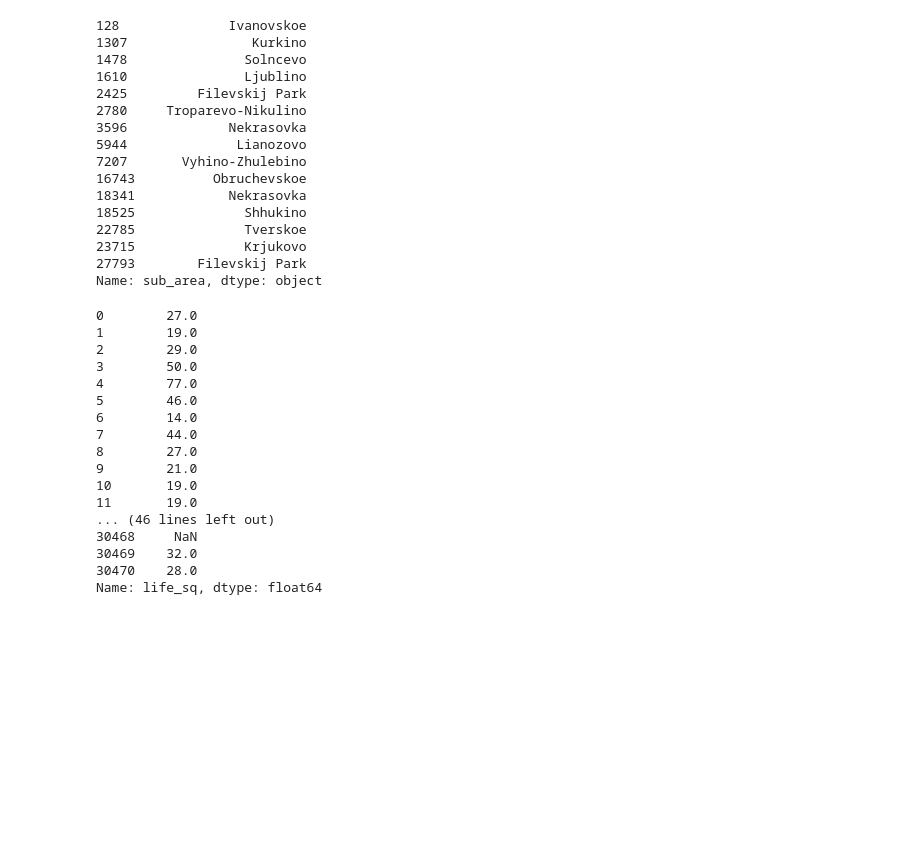
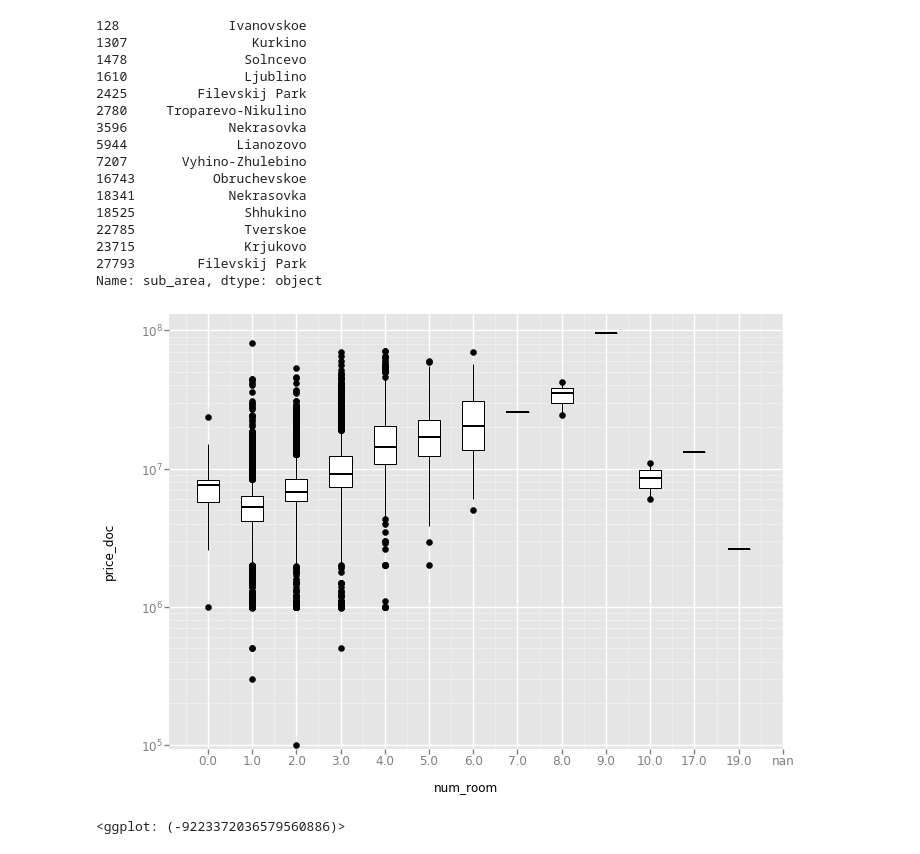
Before and after one commit to szalmaf/Kaggle_Sberbank_Russian_Housing_Market, a Jupyter notebook: data_transformation.ipynb, the cells around one changed output. Cells and saved outputs as stored; diff of their text form; code cells hidden in the pictures; blank space fills up the shorter version.

Commit message:
Add ggplot boxplot of prices vs room numbers

```diff
--- a/data_transformation.ipynb
+++ b/data_transformation.ipynb
@@ -10,4 +11,4 @@ import numpy as np
 # %%
 data = pd.read_csv("data/train.csv")
 data = data[data["full_sq"] < 250]
-data = data[data["sub_area"] == "Nekrasovka"]
+#data = data[data["sub_area"] == "Nekrasovka"]
@@ -126,23 +112,3 @@ data[data["full_sq"] > 250]["sub_area"]
 23715              Krjukovo
 27793        Filevskij Park
 Name: sub_area, dtype: object
-# %%
-X
-# %% [output]
-0        27.0
-1        19.0
-2        29.0
-3        50.0
-4        77.0
-5        46.0
-6        14.0
-7        44.0
-8        27.0
-9        21.0
-10       19.0
-11       19.0
-... (46 lines left out)
-30468     NaN
-30469    32.0
-30470    28.0
-Name: life_sq, dtype: float64
@@ -148,0 +118,5 @@ Name: life_sq, dtype: float64
+# %%
+gg.ggplot(gg.aes(x="num_room", y = "price_doc"), data=data) + gg.geom_boxplot() + gg.scale_y_log()
+# %% [output]
+[figure, added]
+<ggplot: (-9223372036579560886)>
```
Also changed, not shown: parts of 13 cells of this notebook.
